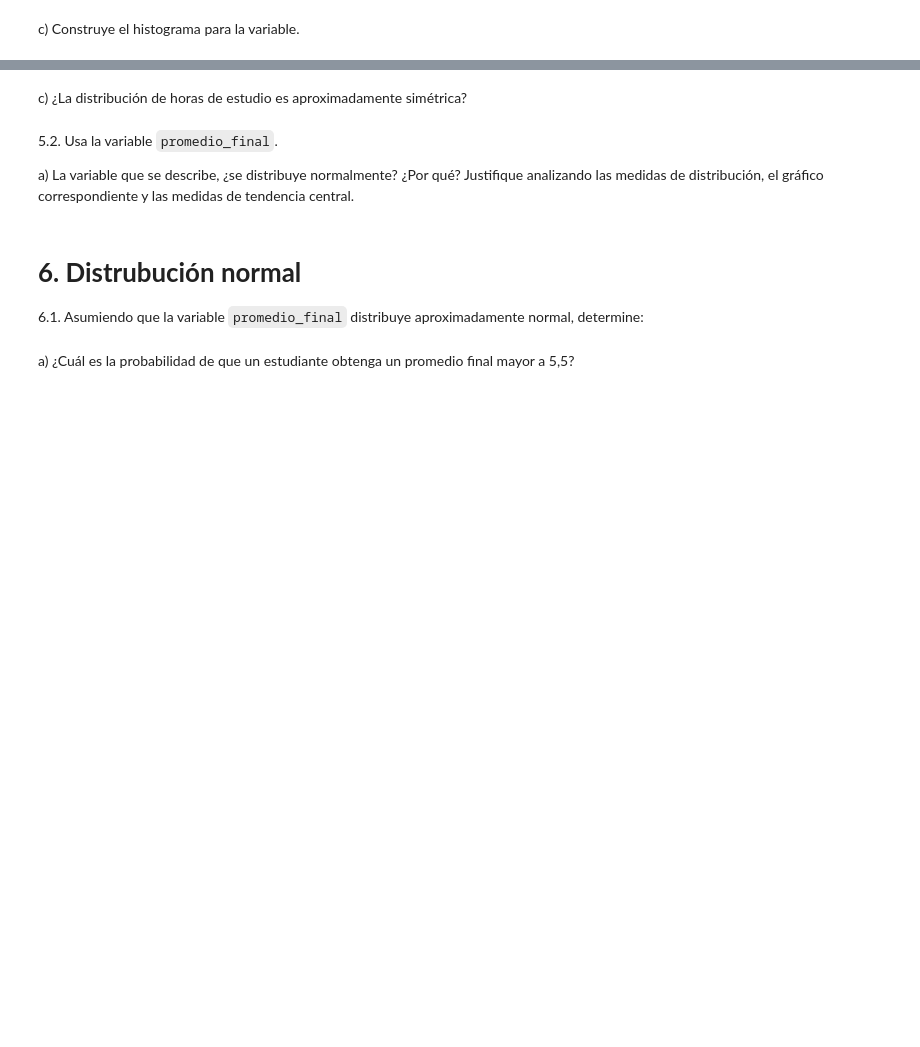
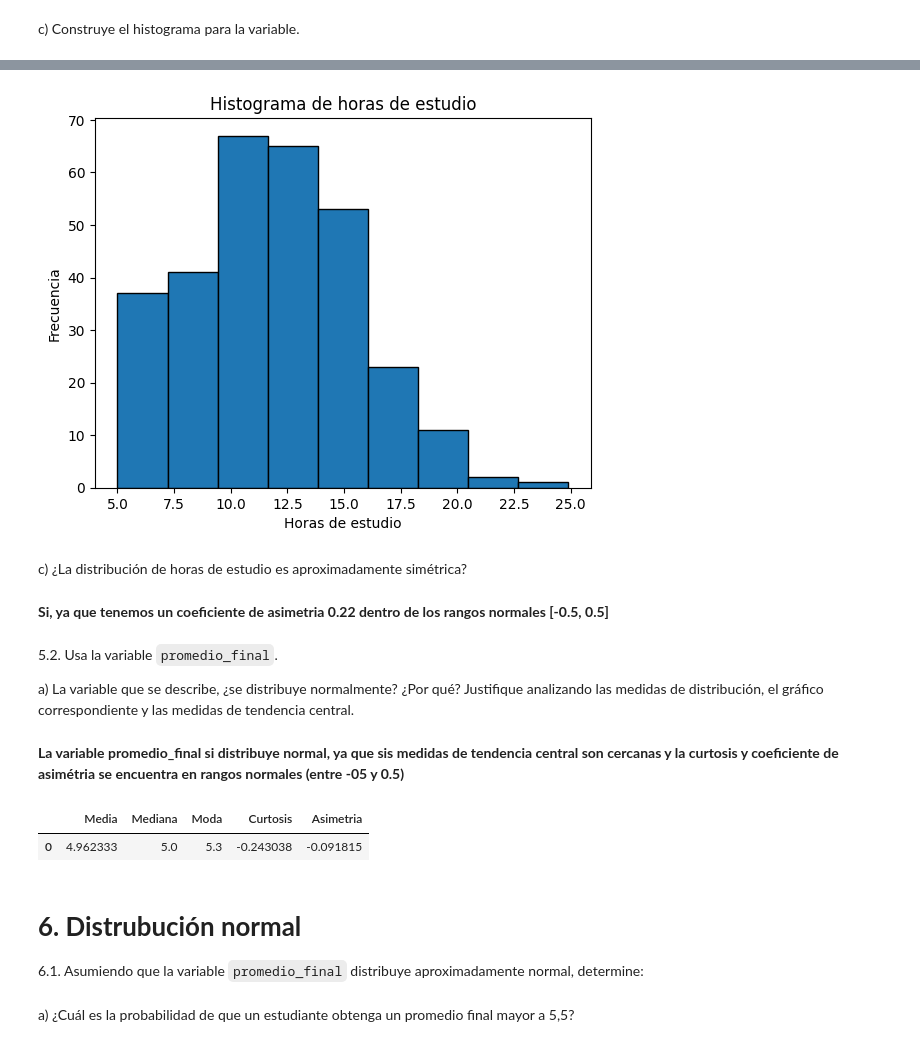
Before and after one commit to Solfter/duoc-2026, a Jupyter notebook: 02-inferencia-estadistica/Laboratorio_0_MAT4152.ipynb, the cells around one changed output, grey strips where cells are left out. Saved outputs shown, nothing was run; the diff lists cells and outputs as text; code cells hidden in the pictures; blank space fills up the shorter version.

```diff
--- a/02-inferencia-estadistica/Laboratorio_0_MAT4152.ipynb
+++ b/02-inferencia-estadistica/Laboratorio_0_MAT4152.ipynb
@@ -295,9 +350,34 @@ c) Construye el histograma para la variable.
+# %%
+plt.hist(df[var], bins=9, edgecolor='black')
+plt.title("Histograma de horas de estudio")
+plt.xlabel("Horas de estudio")
+plt.ylabel("Frecuencia")
+plt.show()
+# %% [output]
+[figure, added]
 # %% [markdown]
 c) ¿La distribución de horas de estudio es aproximadamente simétrica?
+# %% [markdown]
+**Si, ya que tenemos un coeficiente de asimetria 0.22 dentro de los rangos normales [-0.5, 0.5]**
 # %% [markdown]
 5.2. Usa la variable `promedio_final`.
 
 a) La variable que se describe, ¿se distribuye normalmente? ¿Por qué? Justifique analizando las medidas de distribución, el gráfico correspondiente y las medidas de tendencia central.
+# %% [markdown]
+**La variable promedio_final si distribuye normal, ya que sis medidas de tendencia central son cercanas y la curtosis y coeficiente de asimétria se encuentra en rangos normales (entre -05 y 0.5)**
+# %%
+var = 'promedio_final'
+diccionario = {
+    'Media': df[var].mean(),
+    'Mediana': df[var].median(),
+    'Moda': df[var].mode(),
+    'Curtosis': kurtosis(df[var]),
+    'Asimetria': skew(df[var])
+}
+pd.DataFrame(diccionario)
+# %% [output]
+|  | Media | Mediana | Moda | Curtosis | Asimetria |
+| 0 | 4.962333 | 5.0 | 5.3 | -0.243038 | -0.091815 |
 # %% [markdown]
 # **6. Distrubución normal**
 
```
Also changed, not shown: parts of 21 cells of this notebook, 4 other files.
